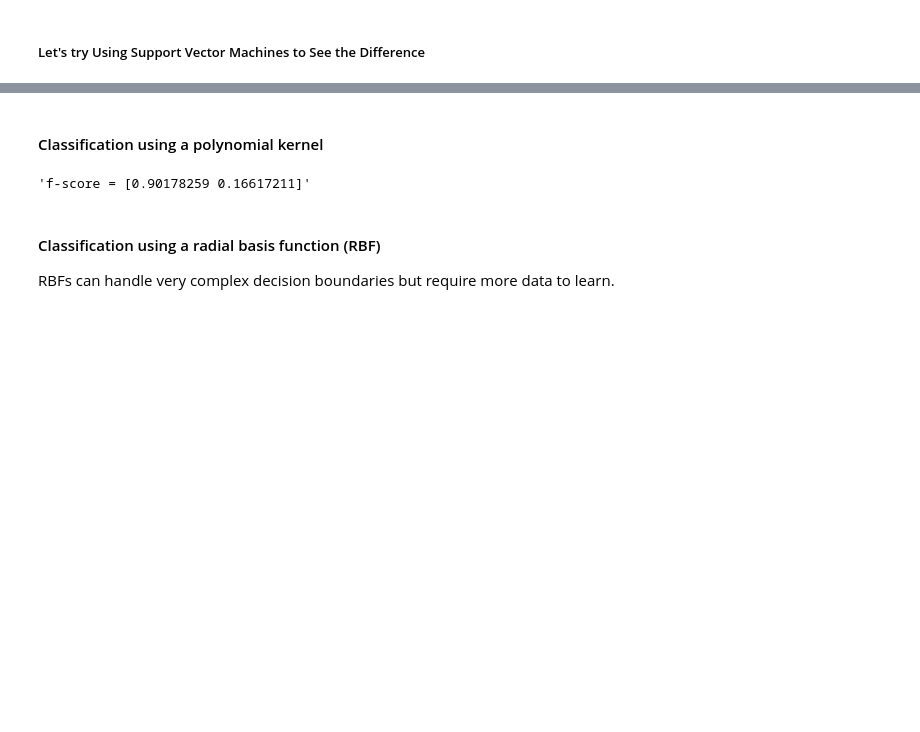
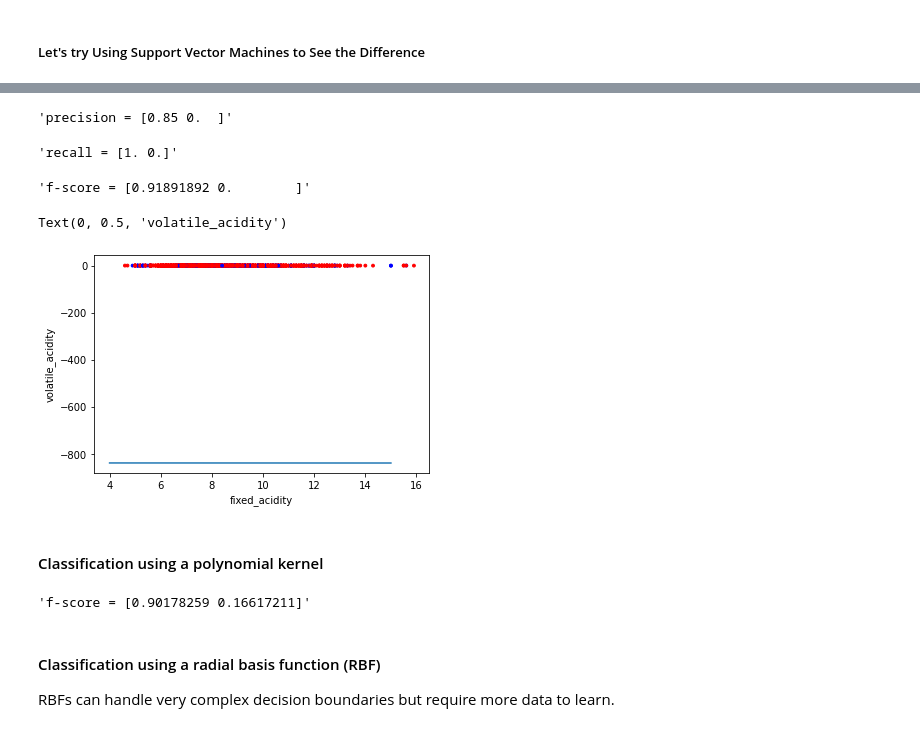
Before and after one commit to meghkc/CS5830-Project7, a Jupyter notebook: cs6830_project7.ipynb, the cells around one changed output, grey strips where cells are left out. Cells and saved outputs as stored; diff of their text form; code cells hidden in the pictures; blank space fills up the shorter version.

```diff
--- a/cs6830_project7.ipynb
+++ b/cs6830_project7.ipynb
@@ -309,3 +314,37 @@ Text(0, 0.5, 'volatile_acidity')
+# %%
+## linear SVM with class weight [0:1,1:1]
+from sklearn import svm
+X = df[['fixed_acidity','volatile_acidity']]
+Y = df.quality_2
+X_train, X_test, Y_train, Y_test = train_test_split(X,Y, test_size = 0.2)
+
+clf = svm.SVC(kernel='linear', class_weight={0:1, 1:1})
+clf.fit(X_train, Y_train)
+
+Y_pred = clf.predict(X_test)
+p,r,f,s = precision_recall_fscore_support(Y_test, Y_pred)
+display('precision = {}'.format(p))
+display('recall = {}'.format(r))
+display('f-score = {}'.format(f))
+
+# fOR fixed and vlatile acidity using SVM
+color = ['r' if y_ == 0 else 'b' for y_ in Y]
+plt.scatter(df.fixed_acidity, df.volatile_acidity, c=color, s=8)
+
+b0 = clf.intercept_[0]
+b = clf.coef_[0]
+
+Xdb = [4,15]
+ydb = [-(b0+b[0]*x)/b[1] for x in Xdb]
+plt.plot(Xdb, ydb)
+plt.xlabel('fixed_acidity')
+plt.ylabel('volatile_acidity')
+# %% [output]
+'precision = [0.85 0.  ]'
+'recall = [1. 0.]'
+'f-score = [0.91891892 0.        ]'
+Text(0, 0.5, 'volatile_acidity')
+[figure, added]
 # %% [markdown]
 #### Classification using a polynomial kernel
 # %%
```
Also changed, not shown: parts of 9 cells of this notebook.
